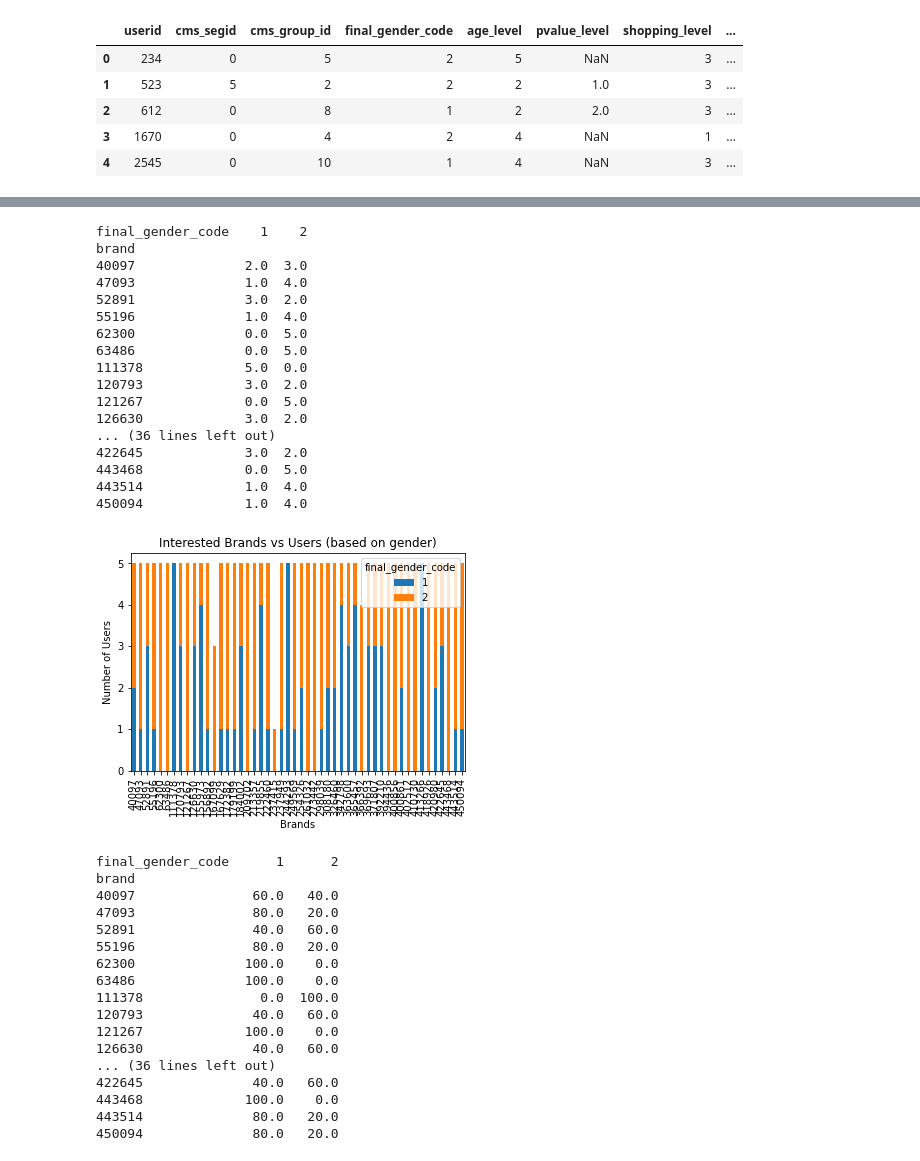
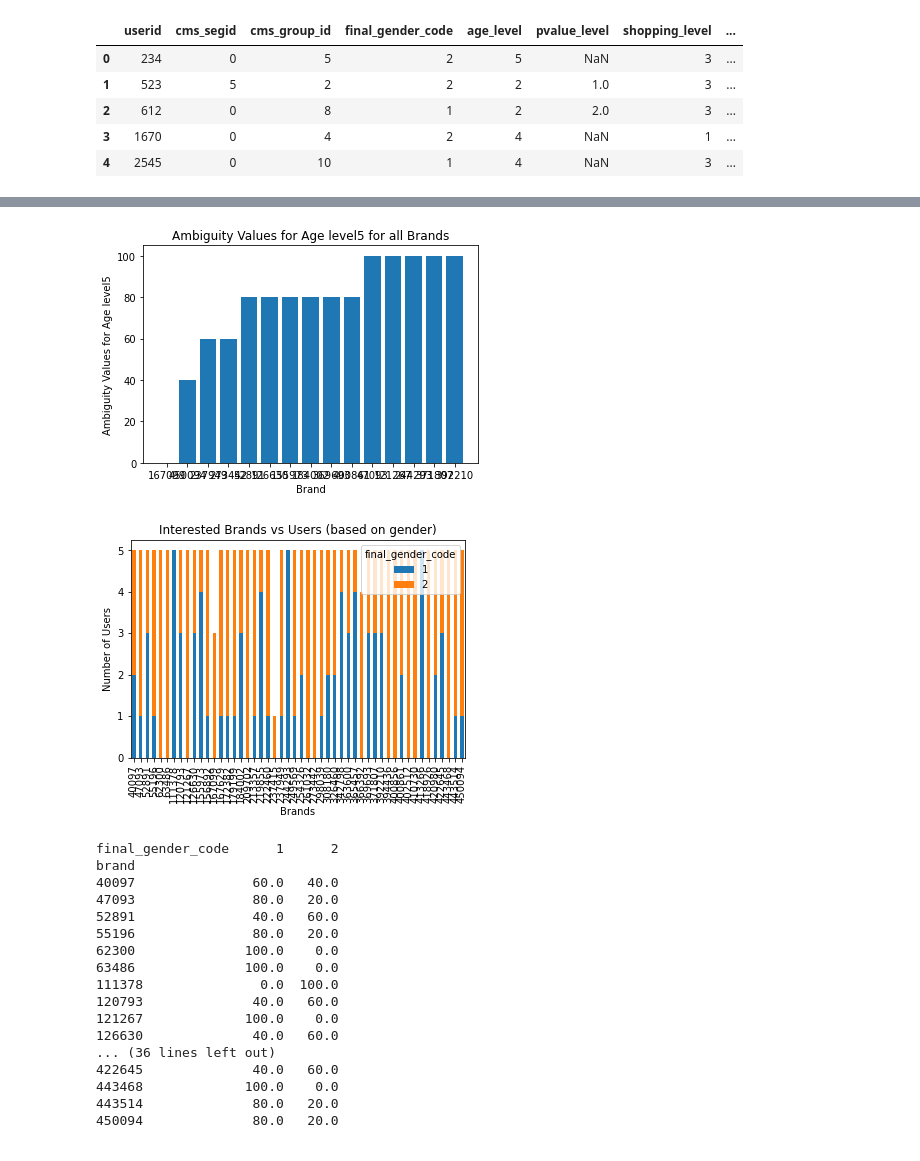
Before and after one commit to rishucoding/spml_dlrm_attacks, a Jupyter notebook: SPML.ipynb, the cells around one changed output, grey strips where cells are left out. Drawn from its saved outputs; the diff is of its cells as text; code cells hidden in the pictures.

```diff
--- a/SPML.ipynb
+++ b/SPML.ipynb
@@ -193,5 +267,21 @@ brand
+# %%
+age_level5_ambiguity = ambiguity_table[5].sort_values()
+age_level5_ambiguity.index = age_level5_ambiguity.index.astype(str)
+
+
+plt.bar(age_level5_ambiguity.index, age_level5_ambiguity)
+
+# Add labels and title to the plot
+plt.xlabel('Brand')
+plt.ylabel('Ambiguity Values for Age level5')
+plt.title('Ambiguity Values for Age level5 for all Brands')
+
+# Show the plot
+plt.show()
+# %% [output]
+[figure, added]
 # %%
-# Filter the behavior log to only include the rows where the brand was part of Average 15 interacted brands
+## Filter the behavior log to only include the rows where the brand was part of Average 15 interacted brands vs Gender ##
 
 # Get the value counts of all brands
 brand_counts = buy_behavior['brand'].value_counts()
@@ -221,7 +311,6 @@ grouped_df = merged_df.groupby(['brand', 'final_gender_code'], as_index=False).c
 # Pivot the grouped dataframe to create a pivot table with the 'brand' column as the index, the 'final_gender_code' column as the columns and the 'user' column as the values
 pivot_table = grouped_df.pivot(index='brand', columns='final_gender_code', values='user')
 pivot_table = pivot_table.fillna(0)
-print(pivot_table)
 
 # Plot the pivot table as a bar plot
 pivot_table.plot(kind='bar', stacked=True)
@@ -234,23 +323,6 @@ plt.title('Interested Brands vs Users (based on gender)')
 # Show the plot
 plt.show()
 # %% [output]
-final_gender_code    1    2
-brand
-40097              2.0  3.0
-47093              1.0  4.0
-52891              3.0  2.0
-55196              1.0  4.0
-62300              0.0  5.0
-63486              0.0  5.0
-111378             5.0  0.0
-120793             3.0  2.0
-121267             0.0  5.0
-126630             3.0  2.0
-... (36 lines left out)
-422645             3.0  2.0
-443468             0.0  5.0
-443514             1.0  4.0
-450094             1.0  4.0
 [figure]
 # %%
 # Pivot the grouped dataframe to create a pivot table with the 'final_gender_code' column as the index, the 'brand' column as the columns and the 'user' column as the values
```
Also changed, not shown: parts of 20 cells of this notebook.
